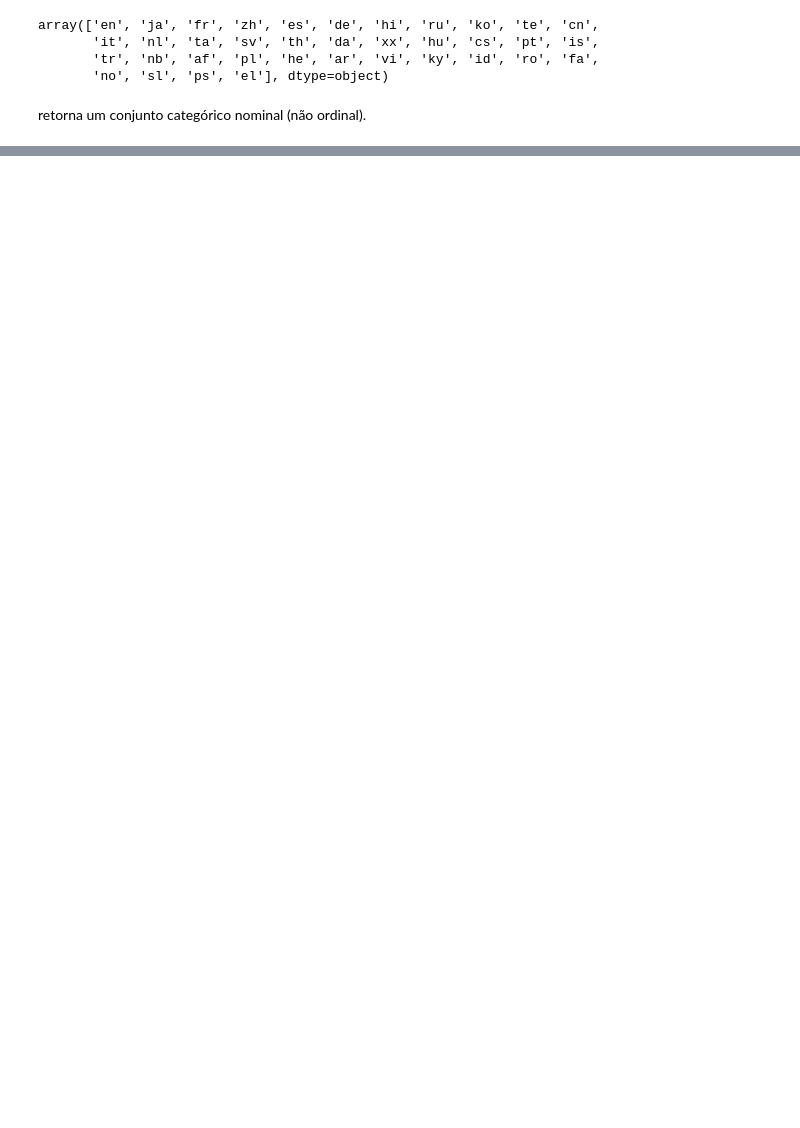
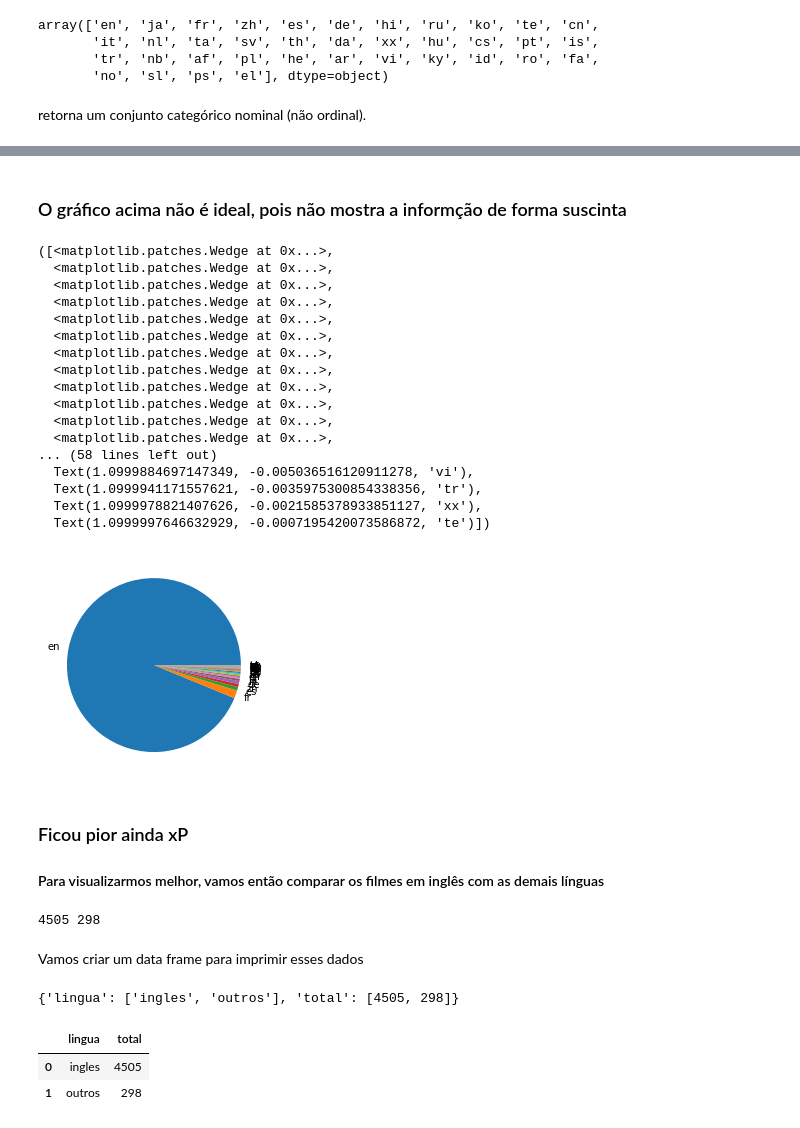
Before and after one commit to edupiorini/alura-data-science, a Jupyter notebook: Aula0.ipynb, the cells around one changed output, grey strips where cells are left out. Drawn from its saved outputs; the diff is of its cells as text; code cells hidden in the pictures; blank space fills up the shorter version.

```diff
--- a/Aula0.ipynb
+++ b/Aula0.ipynb
@@ -256,0 +354,52 @@ retorna um conjunto categórico nominal (não ordinal).
+# %% [markdown]
+### O gráfico acima não é ideal, pois não mostra a informção de forma suscinta
+# %%
+plt.pie(contagem_de_lingua['total'], labels = contagem_de_lingua['original_language'])
+# %% [output]
+([<matplotlib.patches.Wedge at 0x...>,
+  <matplotlib.patches.Wedge at 0x...>,
+  <matplotlib.patches.Wedge at 0x...>,
+  <matplotlib.patches.Wedge at 0x...>,
+  <matplotlib.patches.Wedge at 0x...>,
+  <matplotlib.patches.Wedge at 0x...>,
+  <matplotlib.patches.Wedge at 0x...>,
+  <matplotlib.patches.Wedge at 0x...>,
+  <matplotlib.patches.Wedge at 0x...>,
+  <matplotlib.patches.Wedge at 0x...>,
+  <matplotlib.patches.Wedge at 0x...>,
+  <matplotlib.patches.Wedge at 0x...>,
+... (58 lines left out)
+  Text(1.0999884697147349, -0.005036516120911278, 'vi'),
+  Text(1.0999941171557621, -0.0035975300854338356, 'tr'),
+  Text(1.0999978821407626, -0.0021585378933851127, 'xx'),
+  Text(1.0999997646632929, -0.0007195420073586872, 'te')])
+[figure, added]
+# %% [markdown]
+### Ficou pior ainda xP
+#### Para visualizarmos melhor, vamos então comparar os filmes em inglês com as demais línguas
+# %%
+total_por_lingua = tmdb['original_language'].value_counts()
+total_geral = total_por_lingua.sum()
+total_ingles = total_por_lingua.loc['en']
+total_do_resto = total_geral - total_ingles
+
+print(total_ingles, total_do_resto)
+# %% [output]
+4505 298
+# %% [markdown]
+Vamos criar um data frame para imprimir esses dados
+# %%
+dados = {
+    'lingua' : ['ingles', 'outros'],
+    'total' : [total_ingles, total_do_resto]
+}
+dados
+# %% [output]
+{'lingua': ['ingles', 'outros'], 'total': [4505, 298]}
+# %%
+#Pegaremos os valores do dicionario acima e transformaremos em um data frame
+pd.DataFrame(dados)
+# %% [output]
+|  | lingua | total |
+| 0 | ingles | 4505 |
+| 1 | outros | 298 |
```
Also changed, not shown: parts of 15 cells of this notebook.
